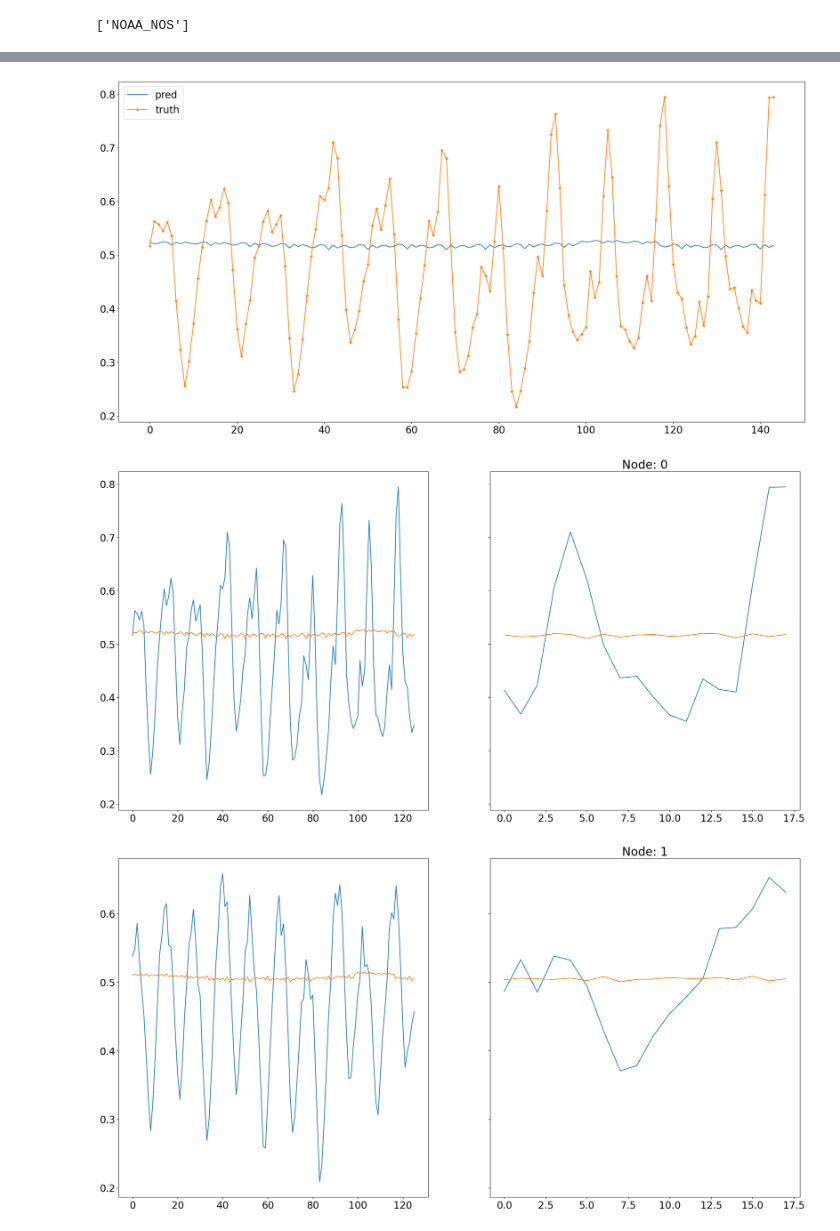
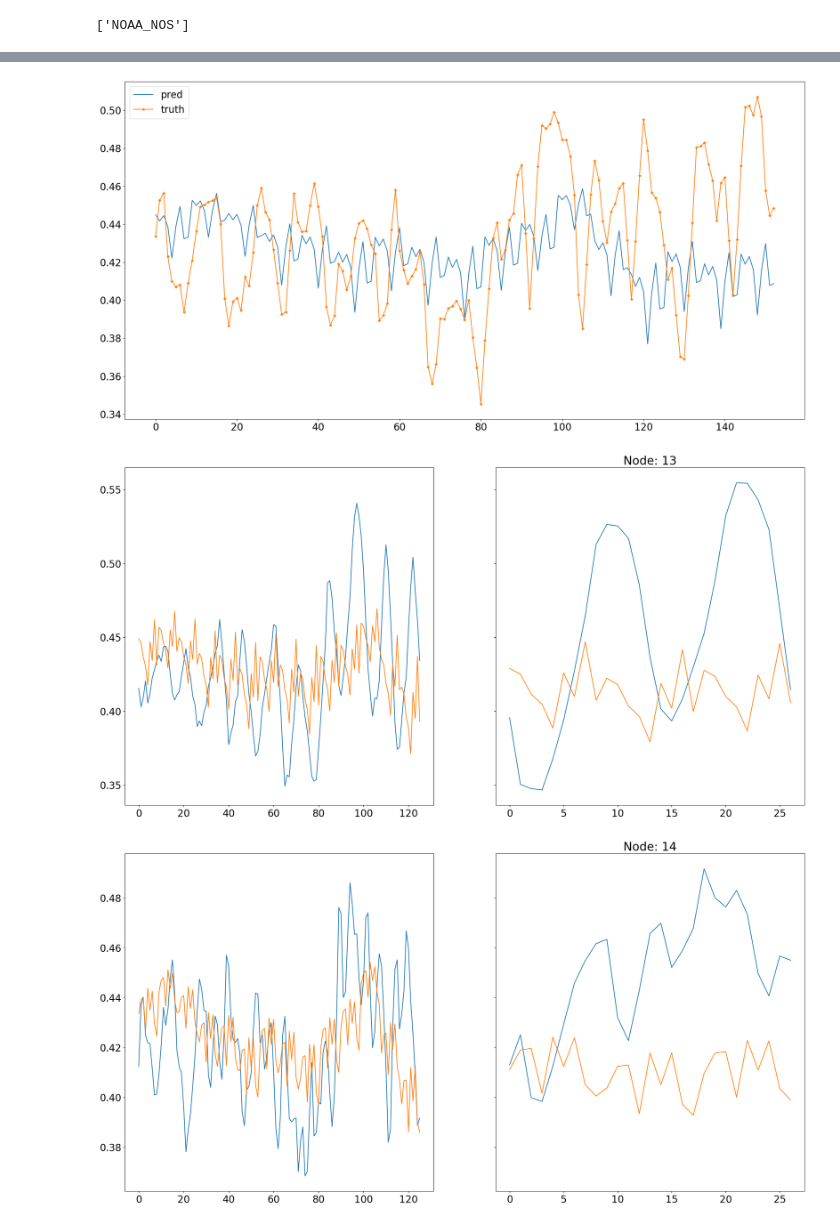
Before and after one commit to NoujoudNader/SormNet, a Jupyter notebook: main_test.ipynb, the cells around one changed output, grey strips where cells are left out. Cells and saved outputs as stored; diff of their text form; code cells hidden in the pictures.

Commit message:
Build graph on all data

```diff
--- a/main_test.ipynb
+++ b/main_test.ipynb
@@ -10,10 +7,10 @@ The autoreload extension is already loaded. To reload it, use:
 from loader.dataloader_hurricane import *
 
 # data_df=pd.read_csv("/Users/noujoudnader/Library/CloudStorage/OneDrive-LouisianaStateUniversity/CCT RESEARCH/Hurricanes/stgat_traffic_prediction-main/Correlations/Ian_hydro.csv",low_memory=False).dropna()
-# data_df=pd.read_csv("STOFSatl_hydro.csv", low_memory=False).dropna()
-data_df=pd.read_csv("all_hydro.csv", low_memory=False).dropna()
+data_df=pd.read_csv("STOFSatl_hydro.csv", low_memory=False).dropna()
+# data_df=pd.read_csv("all_hydro.csv", low_memory=False).dropna()
 # station_info = pd.read_csv('stations_Ian.csv')
-data_df = data_df[(data_df['storm'] == 'CHARLEY') | (data_df['storm']=='ELSA') | (data_df['storm']=='IRMA') | (data_df['storm']=='ETA') | (data_df['storm']=='WILMA') | ((data_df['storm']=='HERMINE') & (data_df['year'] == 2016)) | (data_df['storm']=='IAN')].dropna()
+# data_df = data_df[(data_df['storm'] == 'CHARLEY') | (data_df['storm']=='ELSA') | (data_df['storm']=='IRMA') | (data_df['storm']=='ETA') | (data_df['storm']=='WILMA') | ((data_df['storm']=='HERMINE') & (data_df['year'] == 2016)) | (data_df['storm']=='IAN')].dropna()
 # Remove outliers
 std = data_df['offset'].std()
 data_df = data_df.where(data_df['offset'].abs() < 3*np.abs(std)).dropna()
@@ -29,7 +26,7 @@ Storms:
 # %%
 # Keep only stations on the East Coast
 
-# data_df = data_df[(data_df['x'] > -81.871) & (data_df['y'] > 24.711)].dropna()
+data_df = data_df[(data_df['x'] > -81.871) & (data_df['y'] > 24.711)].dropna()
 # %%
 # Find common station IDs through all storms
 
@@ -157,7 +154,7 @@ config = {
     'CHECKPOINT_DIR': './runs',
     'N_PRED': 9,
     'N_HIST': 15,
-    'DROPOUT': 0.6,      #0.2
+    'DROPOUT': 0.4,      #0.2
     # number of possible 5 minute measurements per day
     # number of days worth of data in the dataset
     # If false, use GCN paper weight matrix, if true, use GAT paper weight matrix
@@ -166,9 +163,10 @@ config = {
     # ['CHARLEY' 'WILMA' 'HERMINE' 'IRMA' 'ETA' 'ELSA' 'IAN']
     'SPLITS': {
     # 'TRAIN_STORMS': ['CHARLEY', 'HERMINE', 'MATTHEW', 'HARVEY', 'IDA']
-    'TRAIN_STORMS': ['CHARLEY', 'WILMA', 'HERMINE', 'IRMA', 'ELSA'],
-    'VAL_STORMS': ['ETA'],
-    'TEST_STORMS': ['IAN'],
+    'TRAIN_STORMS': ['CHARLEY', 'HERMINE'],
+    # 'TRAIN_STORMS': ['CHARLEY', 'WILMA', 'HERMINE', 'IRMA', 'ELSA'],
+    'VAL_STORMS': ['IAN'],
+    'TEST_STORMS': ['IDALIA'],
     }
 }
 # Number of possible windows in a day
@@ -959,6 +957,6 @@ Reshaped Predictions shape: torch.Size([16, 53, 9])
 # %%
 # Select the node index (e.g., node 5)
-node_index = 0
+node_index = 11
 
 # # Reshape predictions to [num_graphs, num_nodes, num_features]
 
@@ -980,9 +978,9 @@ plt.show()
 # print("Ground Truths:")
 # print(ground_truths.shape)
 # %% [output]
-[figure, old version]
+[figure, new version]
 # %%
-node=0
+node=13
 fig, ax = plt.subplots(1, len(test_dataloader), sharey=True)
 for i, batch in enumerate(test_dataloader):
     # ax[count].plot(i.x[0,:])
@@ -1009,38 +1007,38 @@ for i, batch in enumerate(test_dataloader):
 plt.title('Node: ' + str(node))
 plt.show()
 
-node=1
+node=14
 fig, ax = plt.subplots(1, len(test_dataloader), sharey=True)
 for i, batch in enumerate(test_dataloader):
     # ax[count].plot(i.x[0,:])
     # print(batch)
     y_tr = batch.y.reshape(len(batch.edge_attr), config['N_NODE'], config['N_PRED'])
     # print(y_tr.shape)
     if len(test_dataloader)>1:
         ax[i].plot(y_tr[:,node,:].flatten())
     else:
         ax.plot(y_tr[:,node,:].flatten())
 
     batch = batch.to(device)
     # print(batch.size())
     if batch.x.shape[0] == 1:
         pass
     else:
         with torch.no_grad():
             pred = model[0](batch, device)
         pred = pred.reshape(len(batch.edge_attr), config['N_NODE'], config['N_PRED'])
         if len(test_dataloader)>1:
             ax[i].plot(pred[:,node,:].flatten())
         else:
             ax.plot(pred[:,node,:].flatten())
 plt.title('Node: ' + str(node))
 plt.show()
 
 # plt.plot(station_df.iloc[:,3])
 # plt.show()
 # %% [output]
-[figure, old version]
+[figure, new version]
-[figure, old version]
+[figure, new version]
 # %%
 # Print truth data from the graph (test_gnn)
 
```
Also changed, not shown: parts of 16 cells of this notebook, 7 other files.
